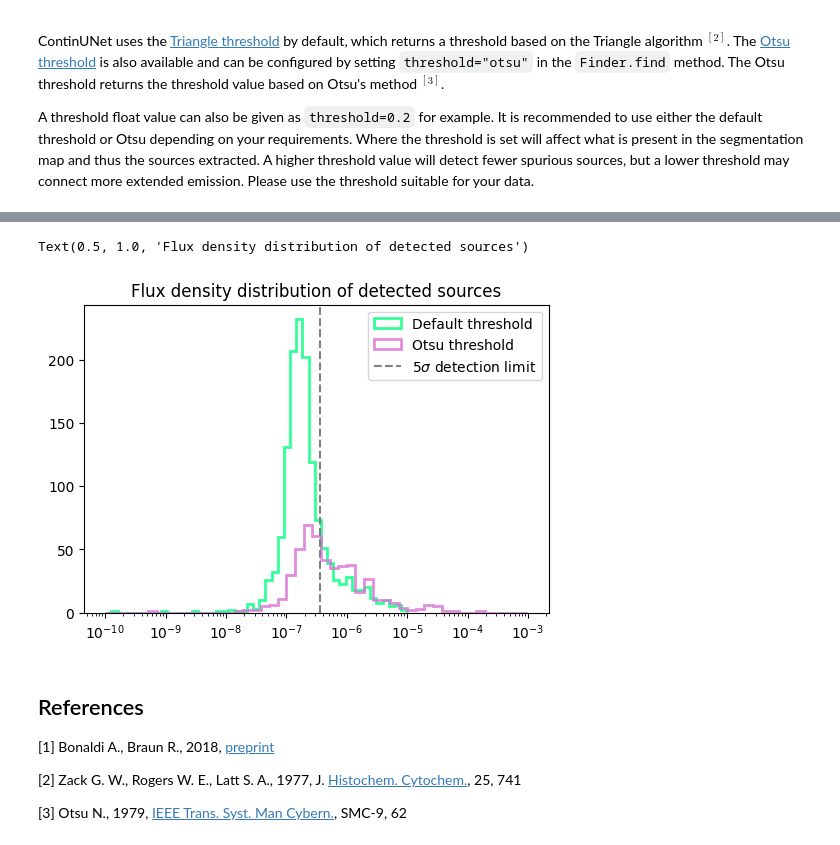
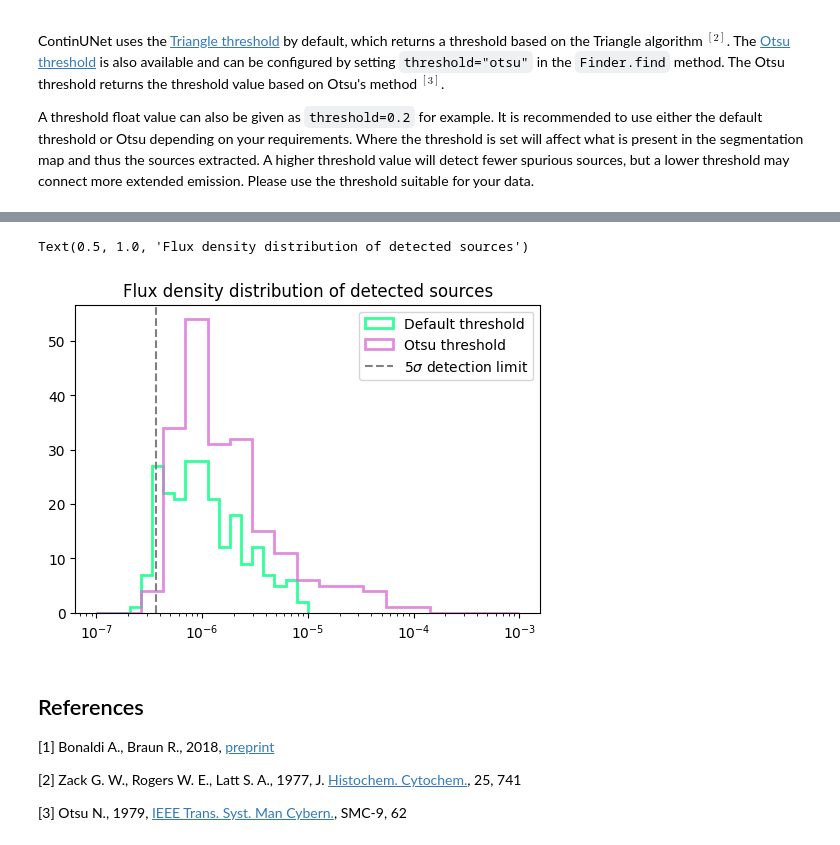
Before and after one commit to hstewart93/continunet, a Jupyter notebook: continunet/user_example.ipynb, the cells around one changed output, grey strips where cells are left out. Drawn from its saved outputs; the diff is of its cells as text; code cells hidden in the pictures.

```diff
--- a/continunet/user_example.ipynb
+++ b/continunet/user_example.ipynb
@@ -130,15 +134,15 @@ Text(0.5, 1.0, 'Residuals')
 # %%
 fig, ax = plt.subplots(1, 1, figsize=(6, 4))
 
-ax.hist(sources_default.flux_density, bins=np.logspace(-10, -5, 50), histtype="step", color="springgreen", linewidth=2, alpha=0.8, label="Default threshold")
-ax.hist(sources_otsu.flux_density, bins=np.logspace(-10, -3, 50), histtype="step", color="orchid", linewidth=2, alpha=0.8, label="Otsu threshold")
+ax.hist(sources_default.flux_density, bins=np.logspace(-7, -5, 20), histtype="step", color="springgreen", linewidth=2, alpha=0.8, label="Default threshold")
+ax.hist(sources_otsu.flux_density, bins=np.logspace(-7, -3, 20), histtype="step", color="orchid", linewidth=2, alpha=0.8, label="Otsu threshold")
 ax.axvline(5 * 73e-9, color="gray", linestyle="--", label="5$\sigma$ detection limit")
 ax.set_xscale("log")
 ax.legend()
 ax.set_title("Flux density distribution of detected sources")
 # %% [output]
 Text(0.5, 1.0, 'Flux density distribution of detected sources')
-[figure, old version]
+[figure, new version]
 # %% [markdown]
 ## References
 
```
Also changed, not shown: parts of 4 cells of this notebook.
